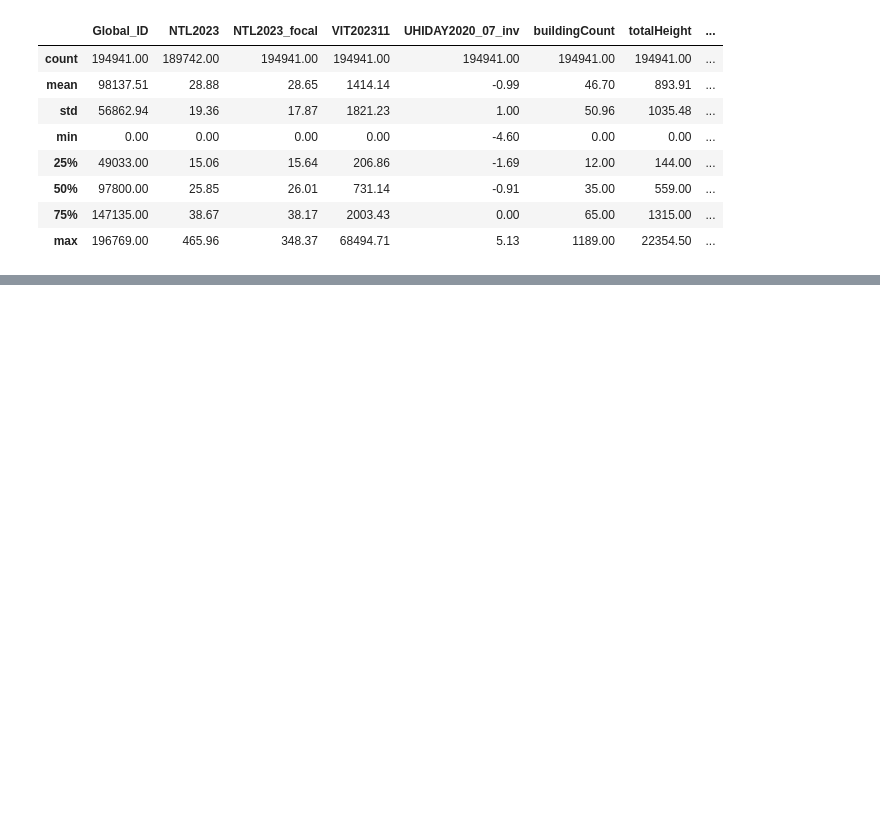
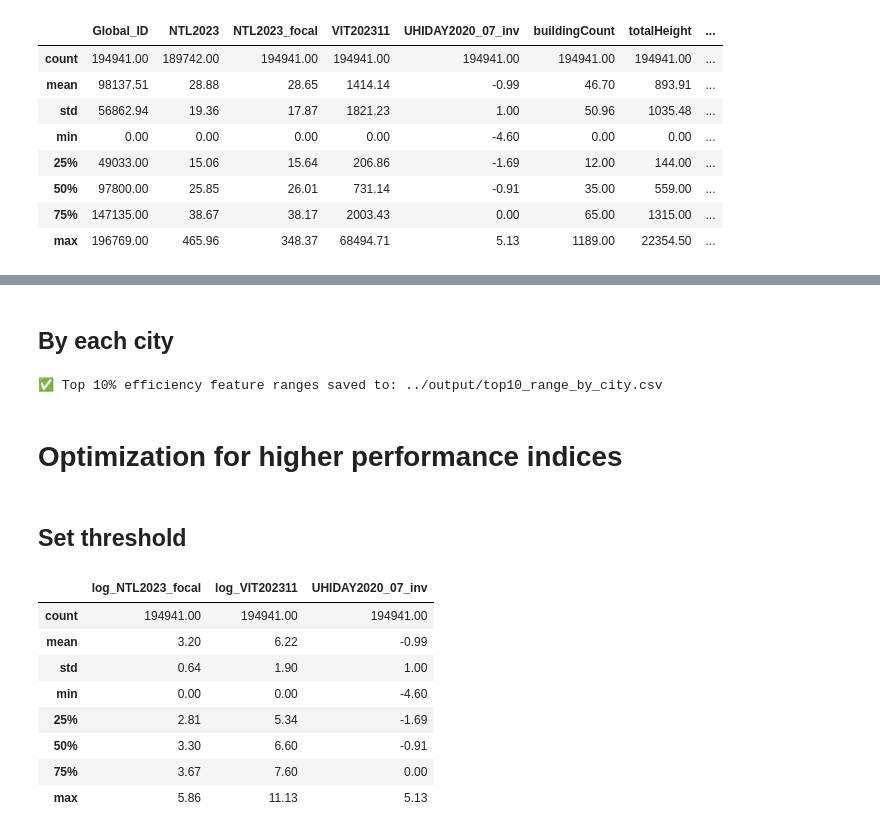
Before and after one commit to Sealxuyh/Urban-form, a Jupyter notebook: code/04_Optimization.ipynb, the cells around one changed output, grey strips where cells are left out. Saved outputs shown, nothing was run; the diff lists cells and outputs as text; code cells hidden in the pictures; blank space fills up the shorter version.

Commit message:
Optimization algorithm test

```diff
--- a/code/04_Optimization.ipynb
+++ b/code/04_Optimization.ipynb
@@ -177,0 +184,22 @@ df_top10_ranges.to_csv("../output/top10_range_cluster.csv")
+# %%
+# === Define city-scale mapping ===
+city_to_category = {
+    'Beijing': 'SuperLarge', 'Tianjin': 'SuperLarge', 'Shanghai': 'SuperLarge',
+    'Guangzhou': 'SuperLarge', 'Shenzhen': 'SuperLarge', 'Chongqing': 'SuperLarge', 'Chengdu': 'SuperLarge',
+    'Shenyang': 'VeryLarge', 'Harbin': 'VeryLarge', 'Nanjing': 'VeryLarge', 'Hangzhou': 'VeryLarge',
+    'Jinan': 'VeryLarge', 'Zhengzhou': 'VeryLarge', 'Wuhan': 'VeryLarge', 'Changsha': 'VeryLarge',
+    'Kunming': 'VeryLarge', 'Xian': 'VeryLarge', 'Dalian': 'VeryLarge', 'Qingdao': 'VeryLarge',
+    'Shijiazhuang': 'LargeI', 'Taiyuan': 'LargeI', 'Changchun': 'LargeI', 'Hefei': 'LargeI',
+    'Fuzhou': 'LargeI', 'Nanchang': 'LargeI', 'Nanning': 'LargeI', 'Guiyang': 'LargeI',
+    'Urumqi': 'LargeI', 'Ningbo': 'LargeI', 'Xiamen': 'LargeI',
+    'Hohhot': 'LargeII', 'Haikou': 'LargeII', 'Lanzhou': 'LargeII',
+    'Xining': 'LargeII', 'Yinchuan': 'LargeII', 'Lasa': 'Medium'
+}
+
+# === Map city scale to DataFrame ===
+grid500["city_scale"] = grid500["City"].map(city_to_category)
+
+# Check for unmapped cities
+if grid500["city_scale"].isnull().any():
+    missing_cities = grid500.loc[grid500["city_scale"].isnull(), "City"].unique()
+    print(f"⚠️ Warning: Some cities were not mapped to a scale category: {missing_cities.tolist()}")
@@ -177,0 +332,54 @@ df_top10_ranges.to_csv("../output/top10_range_cluster.csv")
+# %% [markdown]
+## By each city
+# %%
+# === Container for city-based results ===
+top10_ranges_city = {}
+
+# === Loop through each city ===
+for city in sorted(grid500["City"].dropna().unique()):
+    city_data = grid500[grid500["City"] == city]
+
+    # Skip if not enough samples
+    if len(city_data) < 10:
+        print(f"⚠️ Skipping {city} due to insufficient data (<10 rows)")
+        continue
+
+    # Filter top 10% by efficiency
+    threshold = city_data[eff_col].quantile(0.9)
+    top10 = city_data[city_data[eff_col] >= threshold]
+
+    # Compute seven-number summary
+    feature_stats = top10[features].describe(percentiles=[0.10, 0.25, 0.5, 0.75, 0.90]).T
+    feature_stats = feature_stats[['min', '10%', '25%', '50%', '75%', '90%', 'max']]
+    feature_stats.columns = ['min', '10%', '25%', '50%', '75%', '90%', 'max']
+
+    # Store result
+    top10_ranges_city[city] = feature_stats
+
+# === Combine into one DataFrame with MultiIndex ===
+df_top10_ranges_by_city = pd.concat(top10_ranges_city, names=['City', 'Feature'])
+
+# === Save to CSV ===
+output_path = "../output/top10_range_by_city.csv"
+os.makedirs(os.path.dirname(output_path), exist_ok=True)
+df_top10_ranges_by_city.to_csv(output_path)
+
+print(f"✅ Top 10% efficiency feature ranges saved to: {output_path}")
+# %% [output]
+✅ Top 10% efficiency feature ranges saved to: ../output/top10_range_by_city.csv
+# %% [markdown]
+# Optimization for higher performance indices
+# %% [markdown]
+## Set threshold
+# %%
+grid500[targets].describe()
+# %% [output]
+|  | log_NTL2023_focal | log_VIT202311 | UHIDAY2020_07_inv |
+| count | 194941.00 | 194941.00 | 194941.00 |
+| mean | 3.20 | 6.22 | -0.99 |
+| std | 0.64 | 1.90 | 1.00 |
+| min | 0.00 | 0.00 | -4.60 |
+| 25% | 2.81 | 5.34 | -1.69 |
+| 50% | 3.30 | 6.60 | -0.91 |
+| 75% | 3.67 | 7.60 | 0.00 |
+| max | 5.86 | 11.13 | 5.13 |
```
Also changed, not shown: parts of 18 cells of this notebook.
